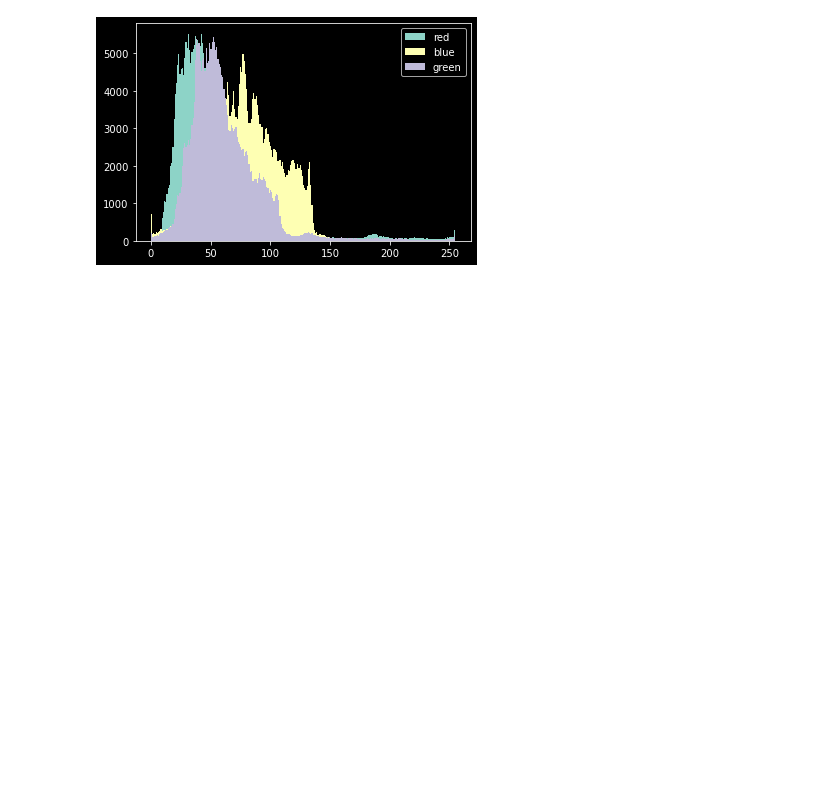
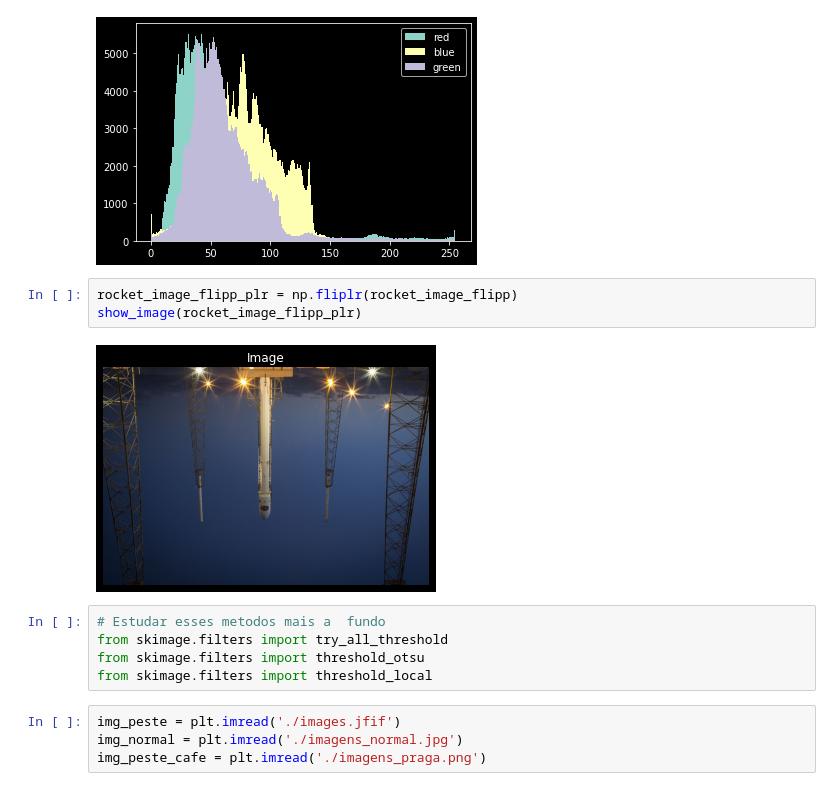
Before and after one commit to renan-lemes/python_labs, a Jupyter notebook: ProcessingImage/img.ipynb, the cells around one changed output. Saved outputs shown, nothing was run; the diff lists cells and outputs as text; blank space fills up the shorter version.

```diff
--- a/ProcessingImage/img.ipynb
+++ b/ProcessingImage/img.ipynb
@@ -72,3 +72,17 @@ plt.show()
 # Definimos bins como 256 porque mostraremos o número de pixels para cada valor de pixel.
 # %% [output]
 [figure]
+# %%
+rocket_image_flipp_plr = np.fliplr(rocket_image_flipp)
+show_image(rocket_image_flipp_plr)
+# %% [output]
+[figure, added]
+# %%
+# Estudar esses metodos mais a  fundo
+from skimage.filters import try_all_threshold
+from skimage.filters import threshold_otsu
+from skimage.filters import threshold_local
+# %%
+img_peste = plt.imread('./images.jfif')
+img_normal = plt.imread('./imagens_normal.jpg')
+img_peste_cafe = plt.imread('./imagens_praga.png')
```
Also changed, not shown: parts of 10 cells of this notebook.
